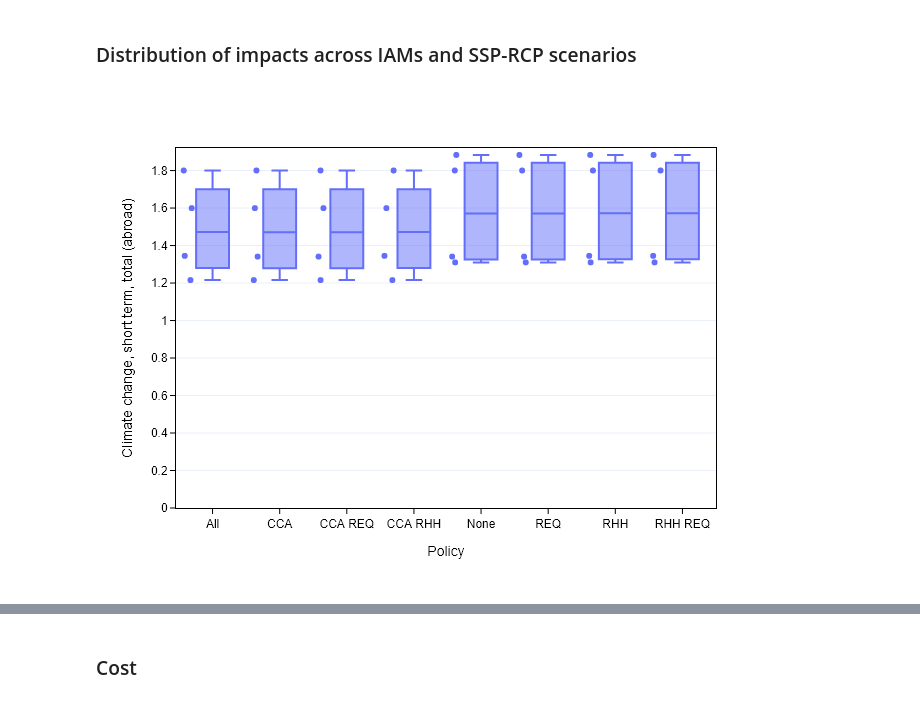
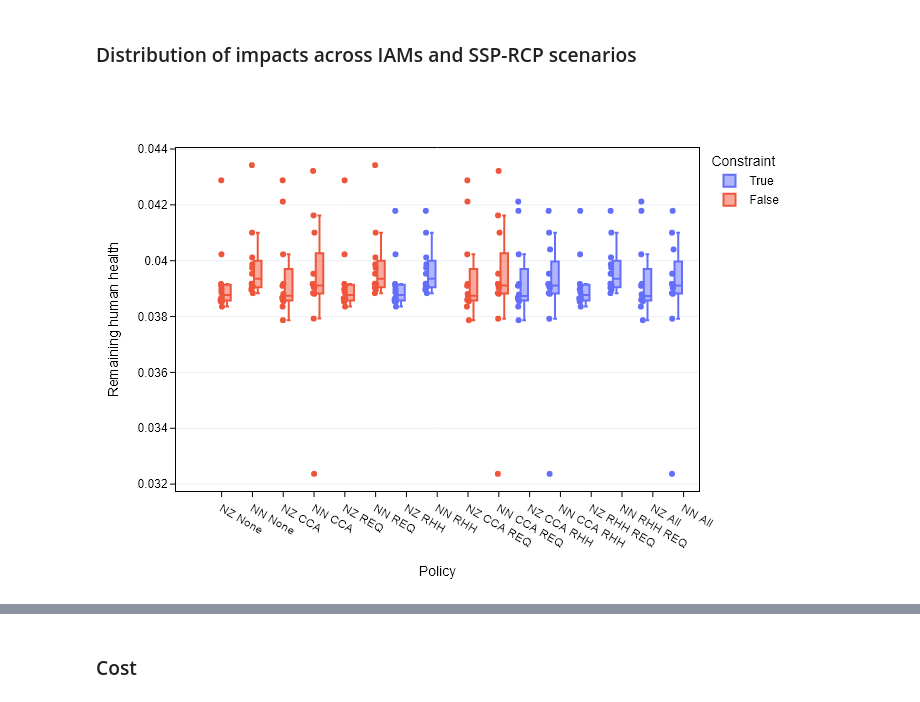
Before and after one commit to CIRAIG/EnergyScope-Quebec, a Jupyter notebook: projects/lca/04_Burden_shifting/01_Notebooks/02_Assess_burden_shifts.ipynb, the cells around one changed output, grey strips where cells are left out. Saved outputs shown, nothing was run; the diff lists cells and outputs as text; code cells hidden in the pictures.

Commit message:
chore(lca): added a few plots and runs (wip)

```diff
--- a/projects/lca/04_Burden_shifting/01_Notebooks/02_Assess_burden_shifts.ipynb
+++ b/projects/lca/04_Burden_shifting/01_Notebooks/02_Assess_burden_shifts.ipynb
@@ -357,0 +391,7 @@ if save_results:
+# %%
+# To skip previous parts (if results are already generated)
+df_f_mult = pd.read_csv(path_results_tables+'df_f_mult.csv')
+df_annual_prod = pd.read_csv(path_results_tables+'df_annual_prod.csv')
+df_annual_res = pd.read_csv(path_results_tables+'df_annual_res.csv')
+df_annual_prod_direct = pd.read_csv(path_results_tables+'df_annual_prod_direct.csv')
+df_total_impact = pd.read_csv(path_results_tables+'df_total_impact.csv')
@@ -399,0 +459,2 @@ df_total_impact['Remaining human health'] *= 1e6 / N_capita_2050
+# %%
+df_total_impact['GHG emissions level'] = df_total_impact.apply(lambda x: ssp_rcp_emissions_grouping_rev[x['SSP-RCP']], axis=1)
@@ -399,0 +484,7 @@ df_total_impact['Remaining human health'] *= 1e6 / N_capita_2050
+# %%
+for distance_level in ['_SD', '_MD', '_LD', '_ELD']:
+    energyscope_model['Name'] = energyscope_model['Name'].str.replace(distance_level, '')
+    energyscope_model['Flow'] = energyscope_model['Flow'].str.replace(distance_level, '')
+energyscope_model.drop_duplicates(inplace=True)
+
+energyscope_model['Name'] = energyscope_model['Name'].replace(es_tech_name_dict)
@@ -450,15 +666,28 @@ plot_contribution_by_sector_burden('remind', 'SSP2-PkBudg1000', 'Climate change,
 # %% [markdown]
 ### Distribution of impacts across IAMs and SSP-RCP scenarios
 # %%
-fig = px.box(
-    df_total_impact.groupby(['Policy', 'IAM', 'SSP-RCP'])[['Climate change, short term, total (abroad)']].sum().reset_index(),
-    x='Policy',
-    y='Climate change, short term, total (abroad)',
-    points='all',
-)
+def plot_impact_distribution(impact_category, show_fig: bool=True, save_fig: bool=save_results):
 
-fig.update_yaxes(range=[0, None])
+    df_plot = df_total_impact.groupby(['Policy', 'IAM', 'SSP-RCP'])[[impact_category]].sum().reset_index()
+    df_plot['Constraint'] = df_plot.apply(lambda x: True if (imp_cat_code_dict[impact_category] in x['Policy'] or 'All' in x['Policy']) else False, axis=1)
 
-fig.show()
+    fig = px.box(
+        df_plot,
+        x='Policy',
+        y=impact_category,
+        points='all',
+        color='Constraint',
+        category_orders={'Policy': run_order_burden_shifts},
+    )
+
+    # fig.update_yaxes(range=[0, None])
+
+    if show_fig:
+        fig.show()
+
+    if save_fig:
+        fig.write_html(f'../03_Results/Figures/2050/distribution_{imp_cat_code_dict[impact_category]}')
-# %% [output]
-[figure, removed]
+# %%
+plot_impact_distribution('Remaining human health')
+# %% [output]
+[figure, added]
```
Also changed, not shown: parts of 36 cells of this notebook.
